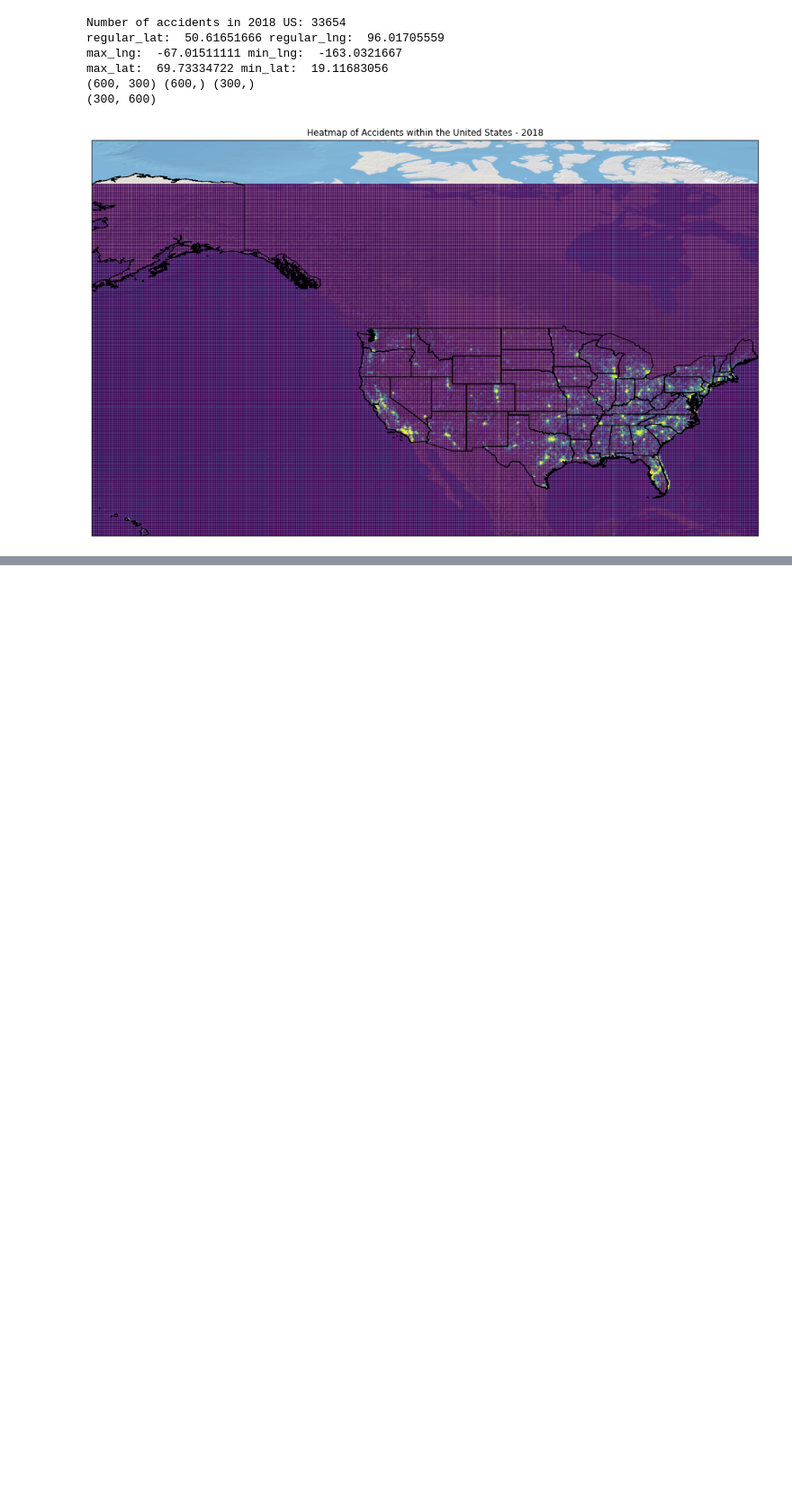
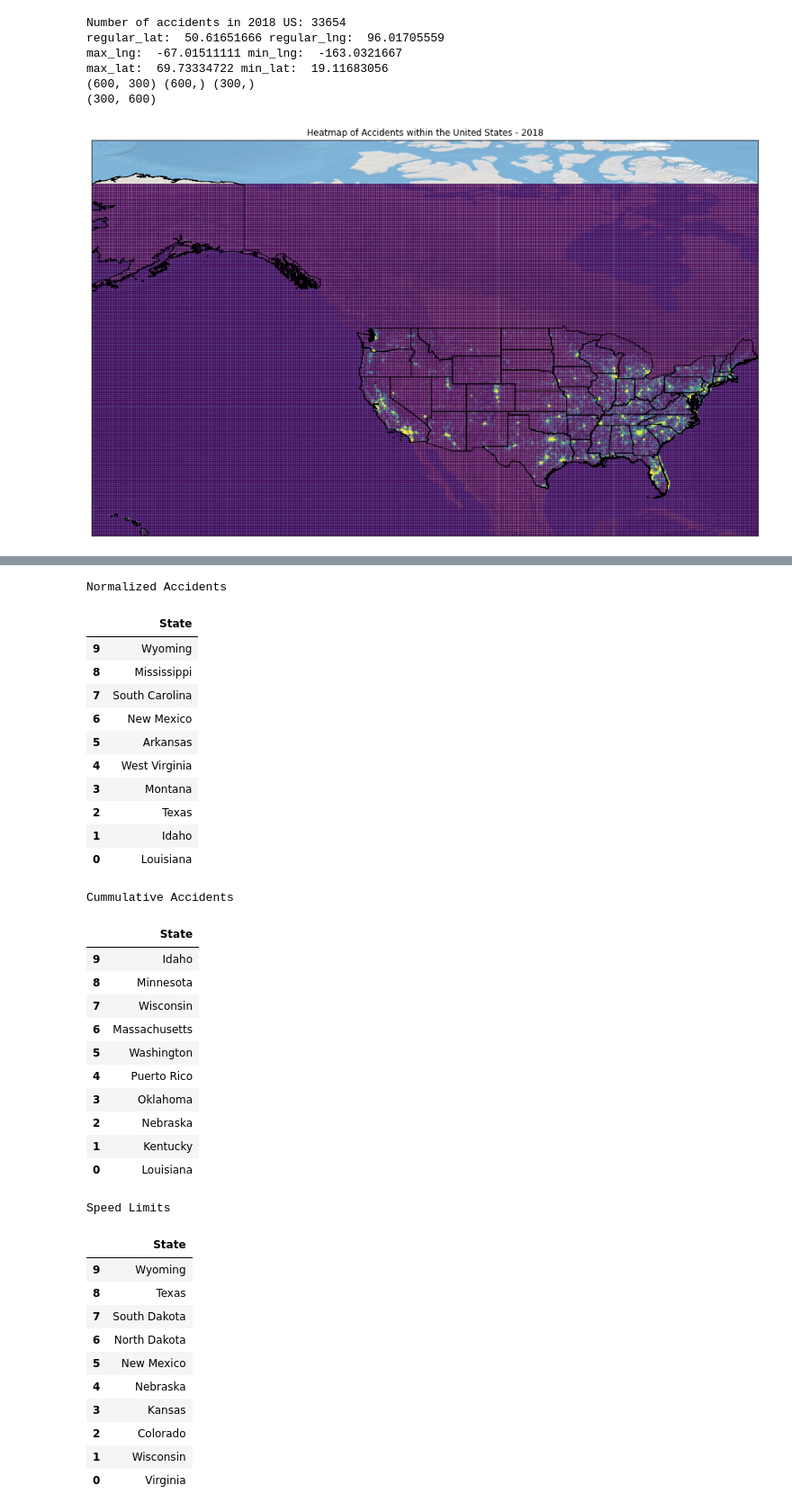
Before and after one commit to fdac20/MedicalBenchmarks, a Jupyter notebook: multiyear_analysis.ipynb, the cells around one changed output, grey strips where cells are left out. Shown at 90% size. Cells and saved outputs as stored; diff of their text form; code cells hidden in the pictures; blank space fills up the shorter version.

```diff
--- a/multiyear_analysis.ipynb
+++ b/multiyear_analysis.ipynb
@@ -249,0 +340,64 @@ max_lat:  69.73334722 min_lat:  19.11683056
+# %%
+from IPython.display import display, HTML, display_html
+accident,yr,popEst = year_accidents[2],years[2],yearPop[2]
+_INTER_X, _INTER_Y, TOTAL_Y = generateGraphData(accident, popEst)
+
+# normalized top ten:
+normal_top10 = pd.DataFrame(_INTER_X[-10:], columns=['State'])
+normal_top10 = normal_top10.reindex(index=normal_top10.index[::-1])
+
+# standard top ten:
+_INTER_X, _INTER_Y = [], []
+INTER_COM = sorted(zip(TOTAL_Y,INTER_X))
+for y,x in INTER_COM:
+    _INTER_X.append(x)
+    _INTER_Y.append(y)
+unnormal_top10 = pd.DataFrame(_INTER_X[-10:], columns=['State'])
+unnormal_top10 = unnormal_top10.reindex(index=unnormal_top10.index[::-1])
+
+# speed limits:
+speed_top10 = pd.DataFrame(_x[-10:], columns=['State'])
+speed_top10 = speed_top10.reindex(index=speed_top10.index[::-1])
+
+normal_styler = normal_top10.style.set_table_attributes("style='display:inline; margin-right: 20px'").set_caption('Normalized Accidents')
+unnormal_styler = unnormal_top10.style.set_table_attributes("style='display:inline; margin-right: 20px'").set_caption('Cummulative Accidents')
+speed_styler = speed_top10.style.set_table_attributes("style='display:inline'").set_caption('Speed Limits')
+
+display_html(normal_styler._repr_html_()+unnormal_styler._repr_html_()+speed_styler._repr_html_(), raw=True)
+# %% [output]
+Normalized Accidents
+|  | State |
+| 9 | Wyoming |
+| 8 | Mississippi |
+| 7 | South Carolina |
+| 6 | New Mexico |
+| 5 | Arkansas |
+| 4 | West Virginia |
+| 3 | Montana |
+| 2 | Texas |
+| 1 | Idaho |
+| 0 | Louisiana |
+Cummulative Accidents
+|  | State |
+| 9 | Idaho |
+| 8 | Minnesota |
+| 7 | Wisconsin |
+| 6 | Massachusetts |
+| 5 | Washington |
+| 4 | Puerto Rico |
+| 3 | Oklahoma |
+| 2 | Nebraska |
+| 1 | Kentucky |
+| 0 | Louisiana |
+Speed Limits
+|  | State |
+| 9 | Wyoming |
+| 8 | Texas |
+| 7 | South Dakota |
+| 6 | North Dakota |
+| 5 | New Mexico |
+| 4 | Nebraska |
+| 3 | Kansas |
+| 2 | Colorado |
+| 1 | Wisconsin |
+| 0 | Virginia |
```
Also changed, not shown: parts of 13 cells of this notebook, 1 other file.
